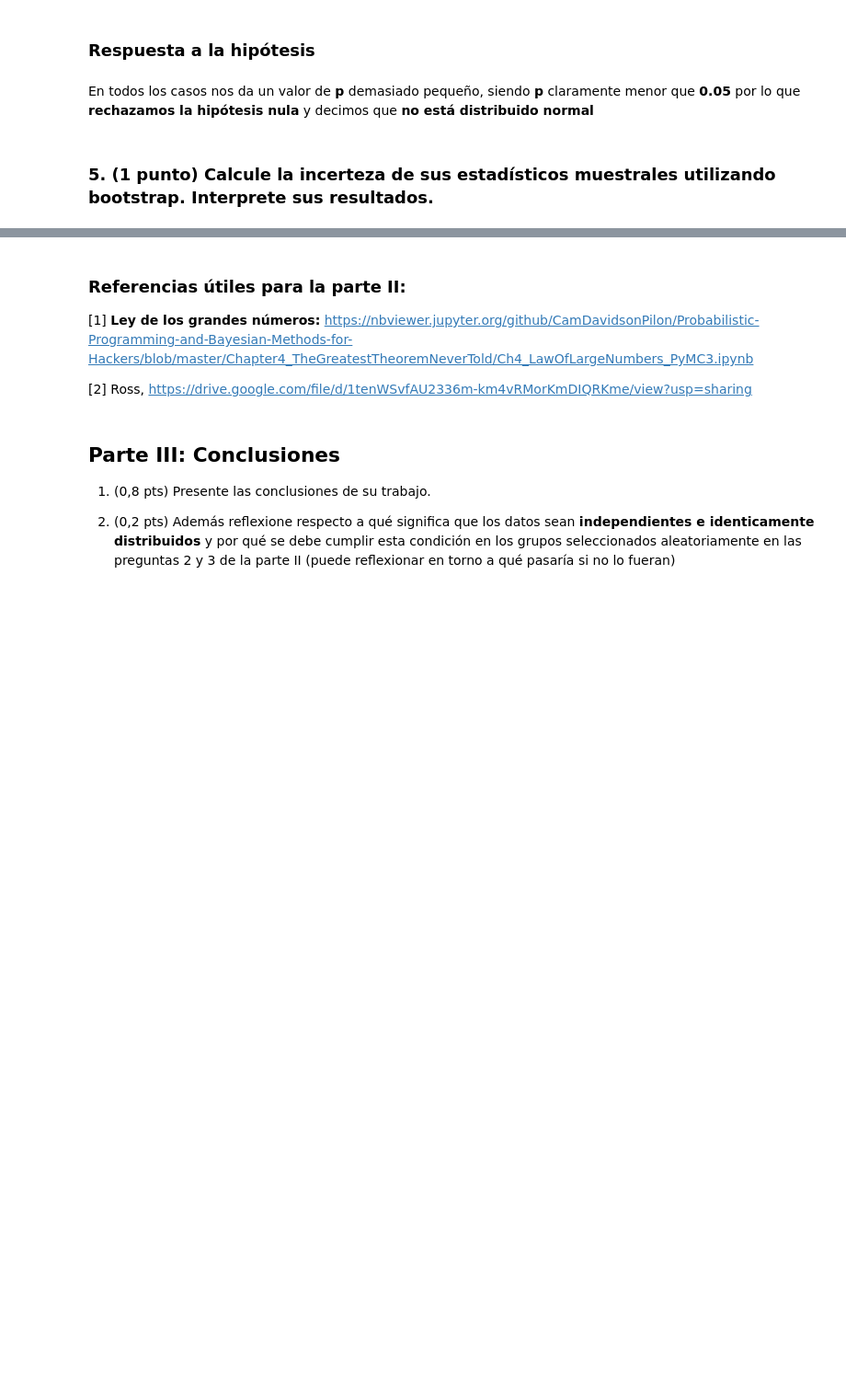
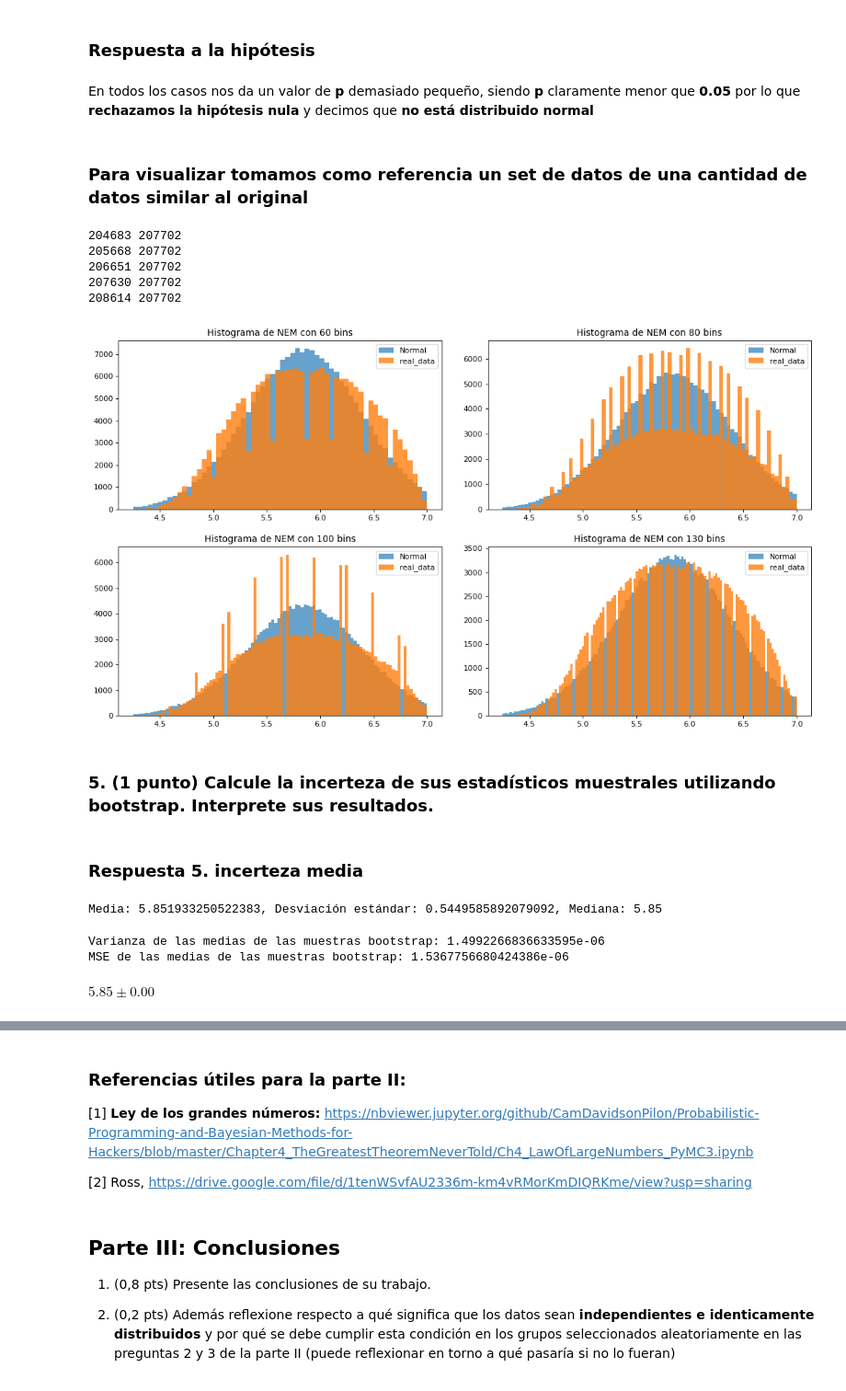
Before and after one commit to imnotUrban/Repo-Simulacion, a Jupyter notebook: Proyecto_Unidad_1/ProyectoUnidad1.ipynb, the cells around one changed output, grey strips where cells are left out. Shown at 92% size. Cells and saved outputs as stored; diff of their text form; code cells hidden in the pictures; blank space fills up the shorter version.

```diff
--- a/Proyecto_Unidad_1/ProyectoUnidad1.ipynb
+++ b/Proyecto_Unidad_1/ProyectoUnidad1.ipynb
@@ -713,5 +713,36 @@ KstestResult(statistic=0.04287270694709555, pvalue=0.0)
 ### Respuesta a la hipótesis
 # %% [markdown]
 <p>En todos los casos nos da un valor de <b>p</b> demasiado pequeño, siendo <b>p</b> claramente menor que <b>0.05</b> por lo que <b>rechazamos la hipótesis nula</b> y decimos que <b>no está distribuido normal</b></p>
+# %% [markdown]
+### Para visualizar tomamos como referencia un set de datos de una cantidad de datos similar al original
+# %%
+# creamos un vector que replica una normal
+vec_normal = np.random.normal(df['NEM'].mean(), df['NEM'].std(), len(df['NEM']))
+# para vec_normal filtramos para notas mayores a 4.25 y menores o iguales a 7.0
+vec_normal = vec_normal[(vec_normal >= 4.25) & (vec_normal <= 7.0)]
+
+while (len(vec_normal) <= len(df['NEM'])):
+    vec_normal_app = np.random.normal(df['NEM'].mean(), df['NEM'].std(), 1000)
+    vec_normal_app = vec_normal_app[(vec_normal_app >= 4.25) & (vec_normal_app <= 7.0)]
+
+    vec_normal = np.append(vec_normal, vec_normal_app)
+    print(len(vec_normal), len(df['NEM']))
+# %% [output]
+204683 207702
+205668 207702
+206651 207702
+207630 207702
+208614 207702
+# %%
+fig, ax = plt.subplots(2, 2,figsize=(14, 8), dpi=80)
+fig.tight_layout(pad=3.0)
+bins = [60, 80, 100, 130]
+for i in range(4):
+    ax[i//2,i%2].hist(vec_normal, bins = bins[i], alpha=0.68);
+    ax[i//2,i%2].hist(df['NEM'],  bins = bins[i], alpha=0.8);
+    ax[i//2,i%2].set_title(f'Histograma de NEM con {bins[i]} bins')
+    ax[i//2,i%2].legend(['Normal', 'real_data'])
+# %% [output]
+[figure, added]
 # %% [markdown]
 ### 5. (1 punto) Calcule la incerteza de sus estadísticos muestrales utilizando bootstrap. Interprete sus resultados.
@@ -717,0 +808,13 @@ KstestResult(statistic=0.04287270694709555, pvalue=0.0)
+# %% [markdown]
+### Respuesta 5. incerteza media
+# %%
+# media, stdev y mediana
+print(f"Media: {df['NEM'].mean()}, Desviación estándar: {df['NEM'].std()}, Mediana: {df['NEM'].median()}")
+# %% [output]
+Media: 5.851933250522383, Desviación estándar: 0.5449585892079092, Mediana: 5.85
+# %%
+calcular_incerteza_media()
+# %% [output]
+Varianza de las medias de las muestras bootstrap: 1.4992266836633595e-06
+MSE de las medias de las muestras bootstrap: 1.5367756680424386e-06
+$\displaystyle 5.85 \pm 0.00$
```
Also changed, not shown: parts of 5 cells of this notebook, 1 other file.
